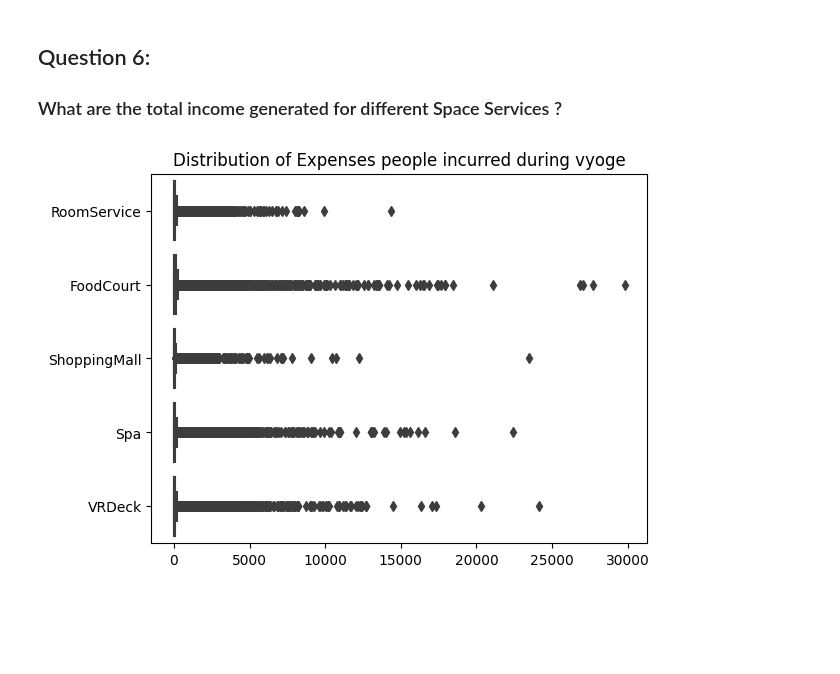
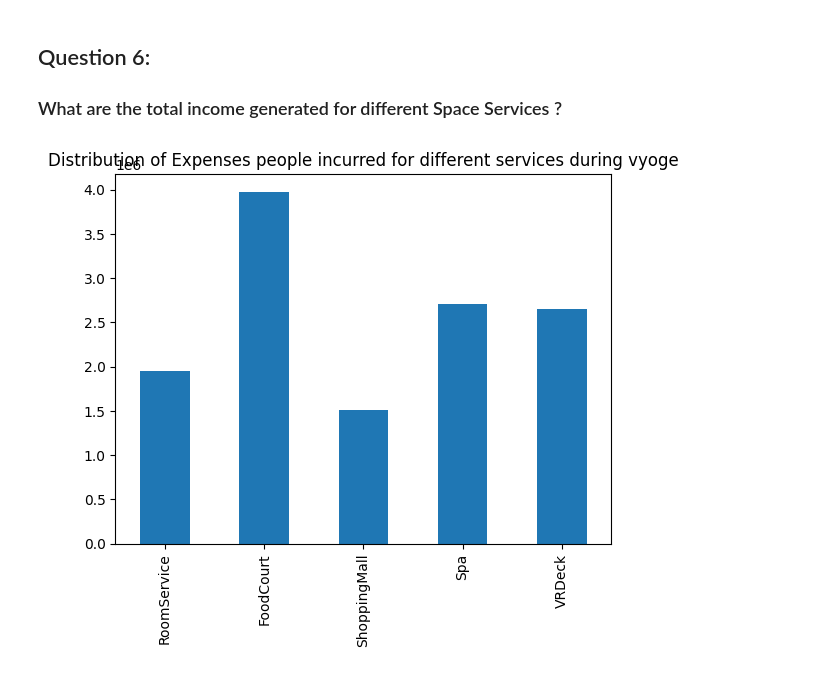
Before and after one commit to meghalagarwal/Space_Titanic_Transport_Prediction, a Jupyter notebook: Clean_Data_EDA.ipynb, the cells around one changed output. Drawn from its saved outputs; the diff is of its cells as text; code cells hidden in the pictures; blank space fills up the shorter version.

```diff
--- a/Clean_Data_EDA.ipynb
+++ b/Clean_Data_EDA.ipynb
@@ -112,7 +112,7 @@ plt.savefig('/home/meghal/Personal/Personal Projects/Space Titanic/Images/Age Di
 
 ### What are the total income generated for different Space Services ?
 # %%
-sns.boxplot(data[['RoomService','FoodCourt','ShoppingMall','Spa','VRDeck']], orient='h').set_title('Distribution of Expenses people incurred during vyoge')
+data[['RoomService','FoodCourt','ShoppingMall','Spa','VRDeck']].apply(lambda x: x.sum()).plot(kind='bar').set(title='Distribution of Expenses people incurred for different services during vyoge')
 plt.savefig('/home/meghal/Personal/Personal Projects/Space Titanic/Images/Distribution of Expenses people incurred during vyoge.jpg')
 # %% [output]
-[figure, old version]
+[figure, new version]
```
Also changed, not shown: parts of 10 cells of this notebook, 5 other files.
